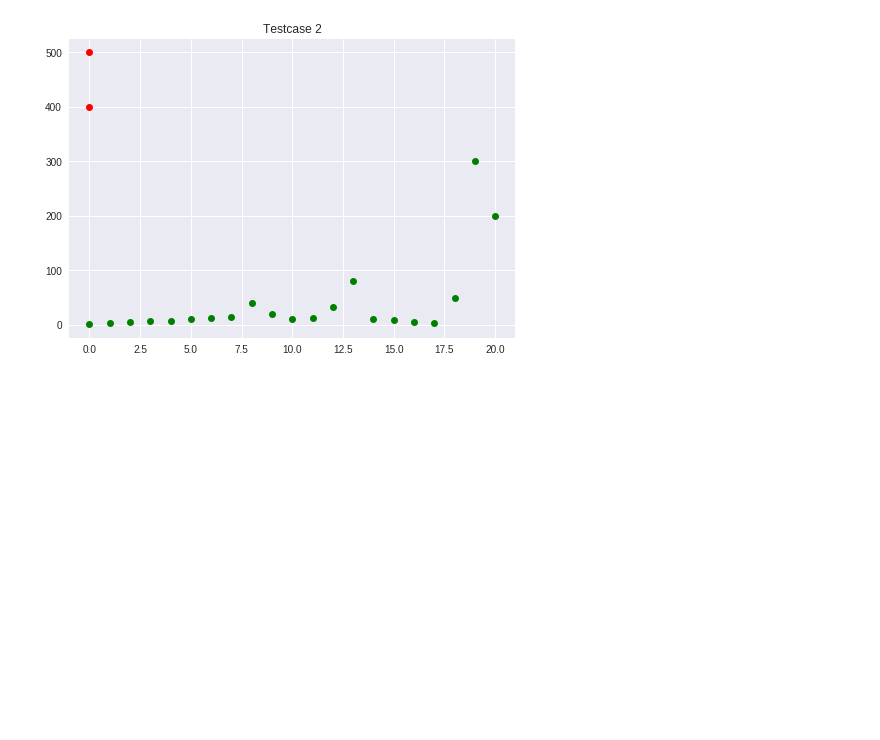
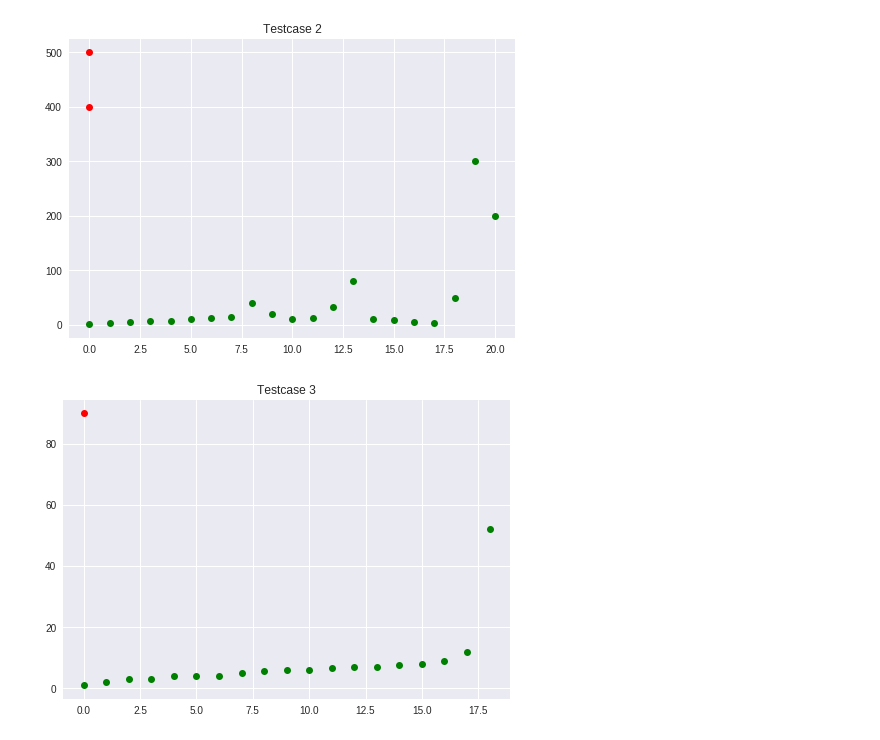
Before and after one commit to githubfoam/jupyter-notebooks, a Jupyter notebook: basic-anomaly-detection.ipynb, the cells around one changed output. Saved outputs shown, nothing was run; the diff lists cells and outputs as text; code cells hidden in the pictures; blank space fills up the shorter version.

```diff
--- a/basic-anomaly-detection.ipynb
+++ b/basic-anomaly-detection.ipynb
@@ -22,7 +22,7 @@ def detect_outliers(data):
         if (u - 2 * s < e < u + 2 * s):
             filtered.append(e)
         else:
-            plt.plot(e,'ro')
+            mplt.plot(e,'ro')
     mplt.plot(filtered,'go')
     return filtered
 # %%
@@ -41,3 +41,11 @@ mplt.title("Testcase 2")
 mplt.show()
 # %% [output]
 [figure]
+# %%
+#Testcase 3
+list3 = [1, 2, 3, 3, 4, 4, 4, 5, 5.5, 6, 6, 6.5, 7, 7, 7.5, 8, 9, 12, 52, 90]
+filtered_d = detect_outliers(list3)
+mplt.title("Testcase 3")
+mplt.show()
+# %% [output]
+[figure, added]
```
